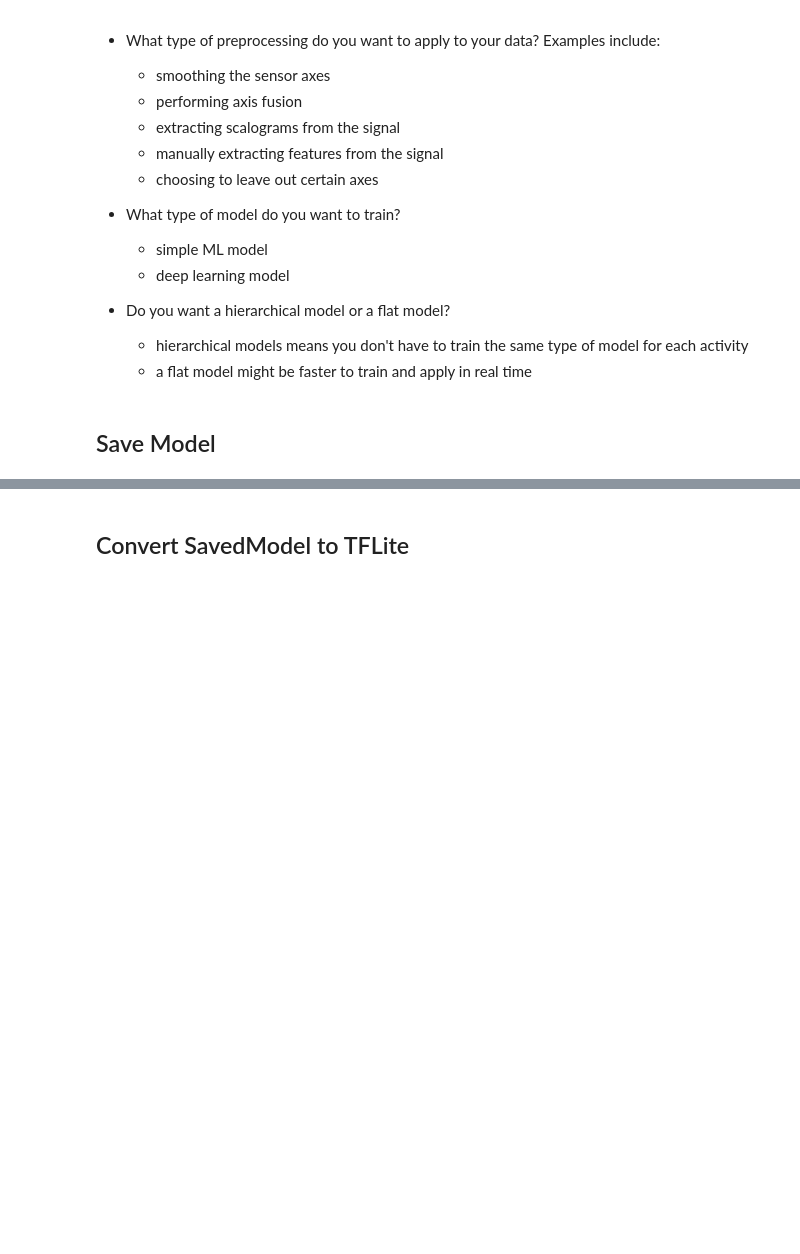
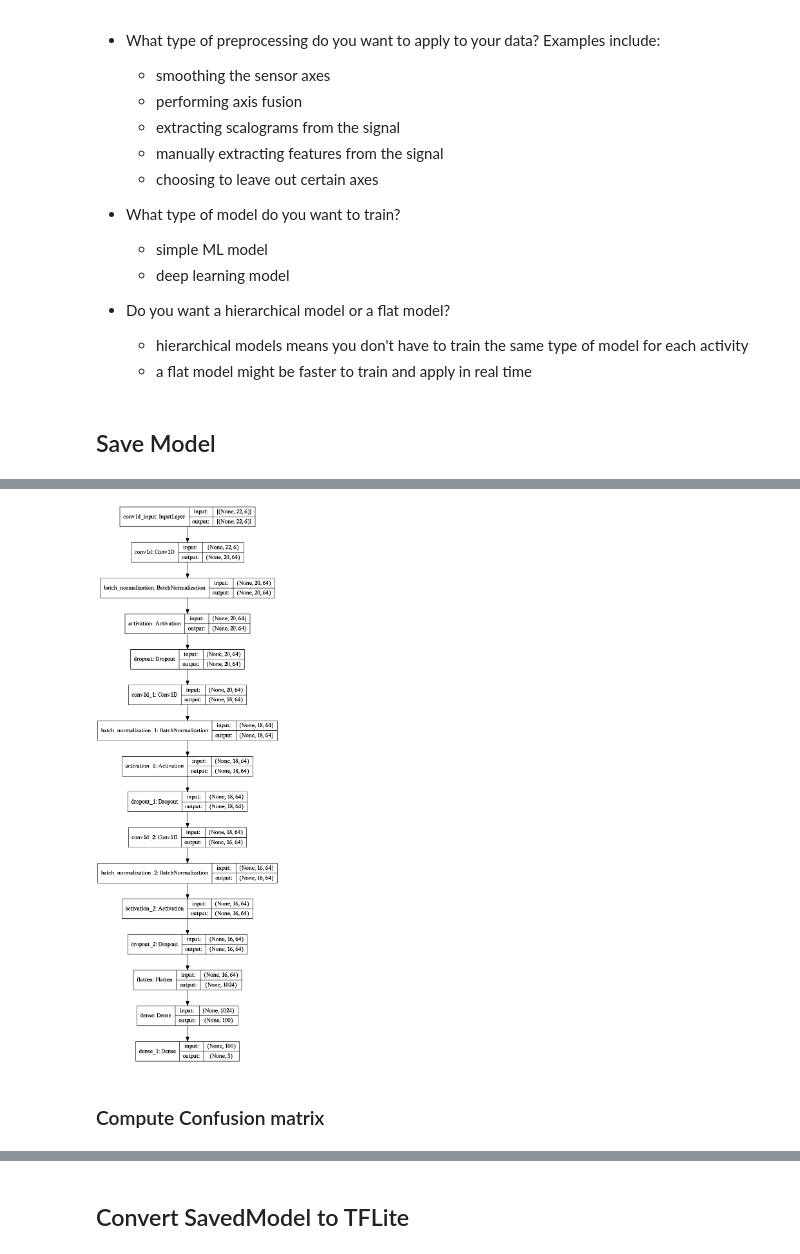
Before and after one commit to wassim2u/PDIOT-cw3, a Jupyter notebook: ML/model_builder.ipynb, the cells around one changed output, grey strips where cells are left out. Saved outputs shown, nothing was run; the diff lists cells and outputs as text; code cells hidden in the pictures; blank space fills up the shorter version.

```diff
--- a/ML/model_builder.ipynb
+++ b/ML/model_builder.ipynb
@@ -168,2 +269,10 @@ def filter(dataframe, cutoff=0.1):
-# %%
-base_df = filter(base_df)
+# %%
+#Smooth signal
+new_df = pd.DataFrame()
+for rid, group in base_df.groupby("recording_id"):
+    try:
+        group[columns_of_interest_training] = group[columns_of_interest_training].apply(lambda x: signal.savgol_filter(x,5,1))
+        new_df = pd.concat([new_df,group])
+    except:
+        new_df = pd.concat([new_df,group])
+base_df= new_df
@@ -1466,0 +1817,25 @@ KeyboardInterrupt:
+# %%
+window_size=25
+step_size=25
+step_size_falling=25
+
+sliding_windows_all = group_into_sliding_windows(base_df[columns_of_interest_initial],window_size,step_size,step_size_falling)
+X_train_regenerated, y_train_regenerated = regenerate_data_from_sliding_windows(sliding_windows_all)
+X_train = np.asarray(X_train_regenerated)
+y_train = np.asarray(pd.get_dummies(y_train_regenerated), dtype=np.float32)
+
+
+model = define_CNN_model(filters,kernel_size,window_size,n_features, n_classes)
+
+callback = tf.keras.callbacks.EarlyStopping(monitor='loss', patience=10)
+
+
+model.compile(
+  optimizer = optimizers.Adam(learning_rate=0.0005),
+      loss="categorical_crossentropy",
+metrics = ['accuracy'])
+
+
+
+history = model.fit(X_train, y_train,
+    batch_size=64, epochs=10, callbacks=[callback]    )
@@ -1502,0 +1900,7 @@ INFO:tensorflow:Assets written to: ./models/CNN_model_HAR_v3_accuracy_86/assets
+# %%
+#Plot the model
+tf.keras.utils.plot_model(model, show_shapes=True)
+# %% [output]
+[figure, added]
+# %% [markdown]
+### Compute Confusion matrix
```
Also changed, not shown: parts of 60 cells of this notebook, 11 other files.
